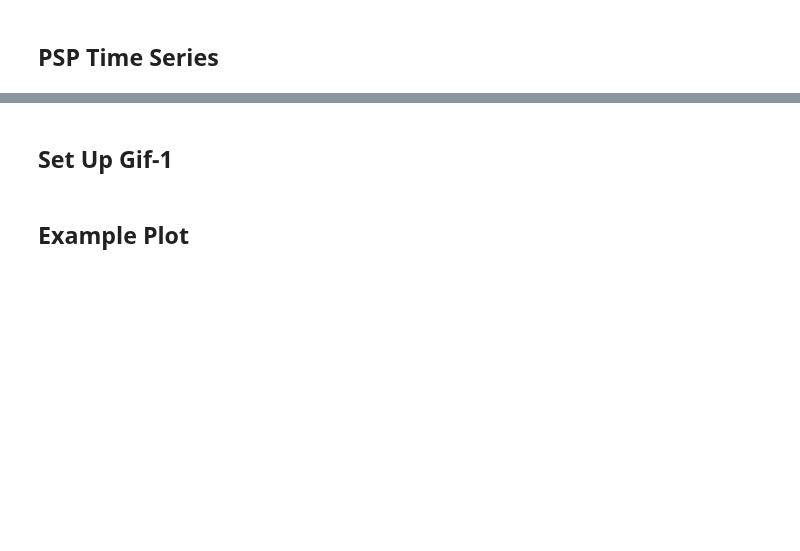
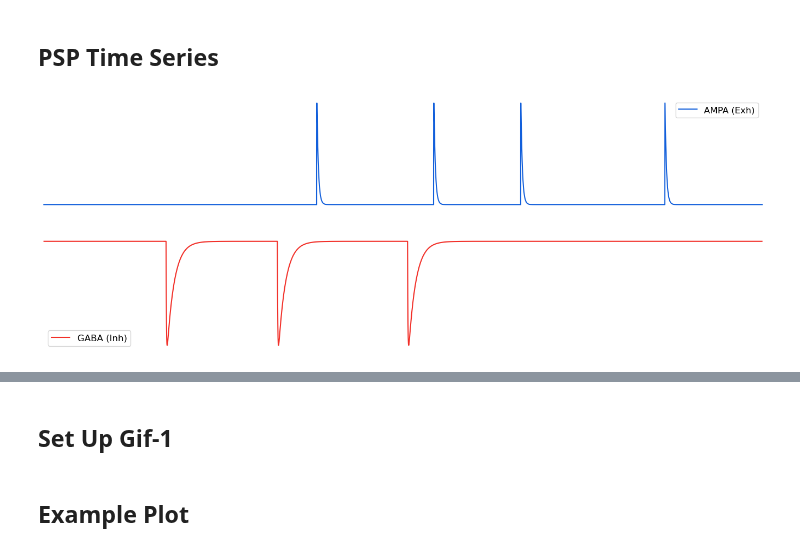
Before and after one commit to fooof-tools/Visualizers, a Jupyter notebook: notebooks/PSPModel.ipynb, the cells around one changed output, grey strips where cells are left out. Cells and saved outputs as stored; diff of their text form; code cells hidden in the pictures; blank space fills up the shorter version.

```diff
--- a/notebooks/PSPModel.ipynb
+++ b/notebooks/PSPModel.ipynb
@@ -109,8 +118,12 @@ ev_gaba = sim_spiketrain_poisson(rate_gaba, n_seconds * fs, fs, refractory=refra
 ampa_sig = np.convolve(ev_ampa, ampa_kernel)
 gaba_sig = np.convolve(ev_gaba, gaba_kernel)
 # %%
-plot_time_series(None, ampa_sig, xlim=[0, fs], colors=COLORS['ampa'], labels='AMPA (Exh)')
-plt.gca().axis('off');
-plot_time_series(None, gaba_sig, xlim=[0, fs], colors=COLORS['gaba'], labels='GABA (Inh)')
-plt.gca().axis('off');
+# Plot the convolved time series
+plot_time_series(None, ampa_sig, xlim=[0, fs], colors=COLORS['ampa'],
+                 labels='AMPA (Exh)', axis=False)
+plot_time_series(None, gaba_sig, xlim=[0, fs], colors=COLORS['gaba'],
+                 labels='GABA (Inh)', axis=False)
+# %% [output]
+[figure, added]
+[figure, added]
 # %%
```
Also changed, not shown: parts of 30 cells of this notebook, 3 other files.
